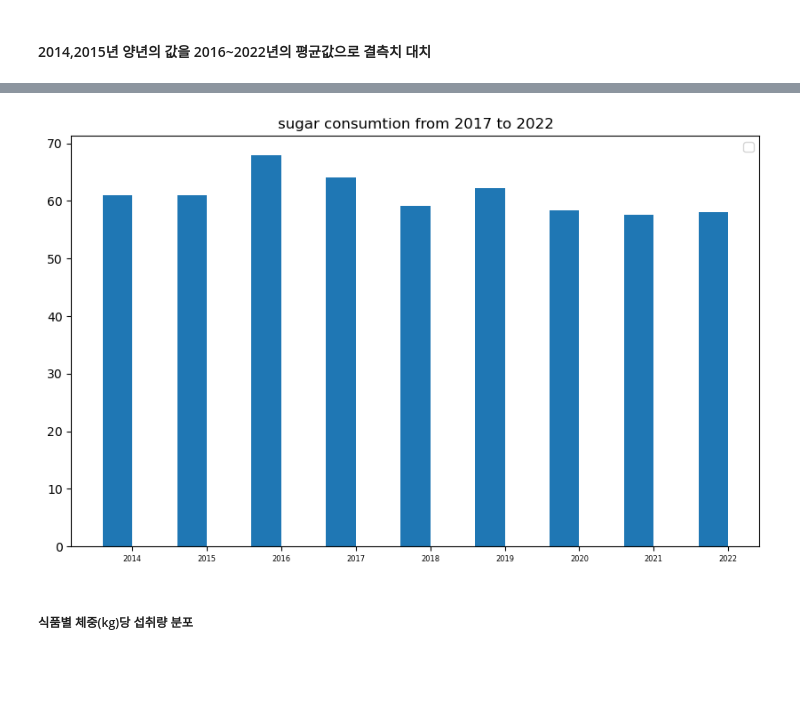
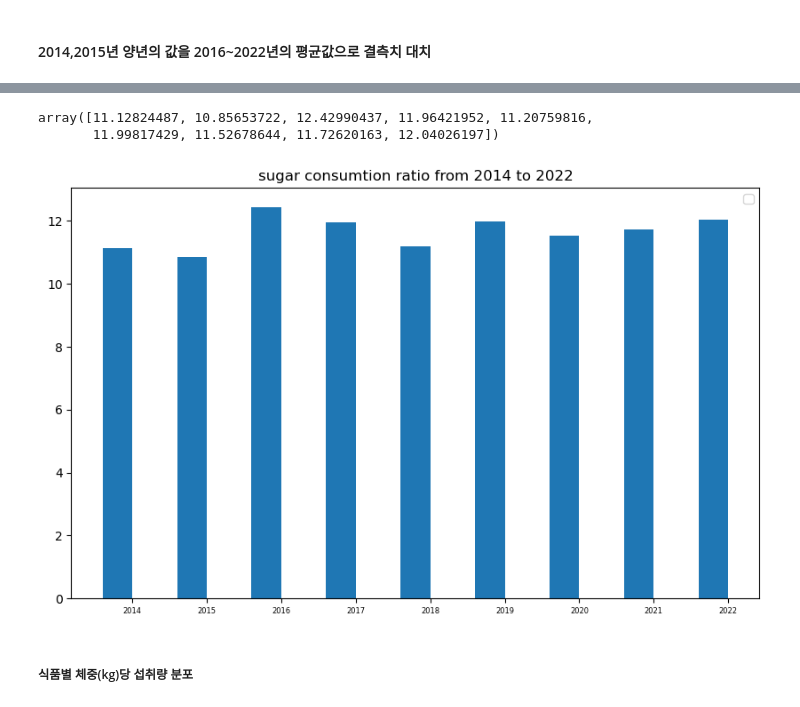
Before and after one commit to gni29/quiet_I, a Jupyter notebook: fat_from_2014.ipynb, the cells around one changed output, grey strips where cells are left out. Drawn from its saved outputs; the diff is of its cells as text; code cells hidden in the pictures; blank space fills up the shorter version.

```diff
--- a/fat_from_2014.ipynb
+++ b/fat_from_2014.ipynb
@@ -294,7 +294,10 @@ nutrition
 | 93 | 여자 | 급원별 에너지 섭취분율 (%) | 탄수화물 | 67.8 | 0.3 | 67.1 | 0.2 | 66.4 | 0.3 | 66.0 | ... | ... |
 94 rows × 29 columns
 # %%
-nutrition_pr = nutrition[(nutrition["영양소별(1)"]=="당 (g)")&(nutrition["성별(1)"]=="전체")]
+kcal = nutrition["영양소별(1)"]=="에너지 (kcal)"
+sugar = nutrition["영양소별(1)"]=="당 (g)"
+nutrition_pr = nutrition[nutrition["성별(1)"]=="전체"]
+nutrition_pr = nutrition_pr[(nutrition_pr["영양소별(1)"]=="에너지 (kcal)") | (nutrition_pr["영양소별(1)"]=="당 (g)" )]
 nutrition_pr = nutrition_pr[["2014","2015","2016","2017","2018","2019","2020","2021","2022"]]
 nutrition_pr
 # %% [output]
@@ -306,6 +310,6 @@ nutrition_pr
 answer = 0
 for col in nutrition_pr.columns:
     if col != '2014' and col != '2015':
-        answer += float(nutrition_pr[col].iloc[0])
+        answer += float(nutrition_pr[col].iloc[1])
 mean = answer/7
 # %%
@@ -313,15 +328,26 @@ nutrition_pr['2014'],nutrition_pr['2015'] = mean,mean
+# %%
+sugar_ratios = []
+nutrition_pr = nutrition_pr.astype('float')
+for col in nutrition_pr.columns:
+    sugar_ratios.append(100*nutrition_pr[col].iloc[1]/nutrition_pr[col].iloc[0])
+# %%
+sugar_ratios = np.array(sugar_ratios)*3.867
+sugar_ratios
+# %% [output]
+array([11.12824487, 10.85653722, 12.42990437, 11.96421952, 11.20759816,
+       11.99817429, 11.52678644, 11.72620163, 12.04026197])
 # %%
 x = np.arange(len(df_target.columns))  # 막대의 x좌표
 width = 0.4
 plt.figure(figsize= (10,6))
-plt.bar(x - width/2, nutrition_pr.iloc[0,:].values.astype('float'), width=width)
+plt.bar(x - width/2, sugar_ratios, width=width)
 plt.ylim(0,None)
 plt.xticks(x, df_target.columns, fontsize = 6)
-plt.title('sugar consumtion from 2017 to 2022')
+plt.title('sugar consumtion ratio from 2014 to 2022')
 plt.legend()
 plt.show()
 # %% [output]
-[figure, old version]
+[figure, new version]
 # %% [markdown]
 ##### 식품별 체중(kg)당 섭취량 분포
 # %%
```
Also changed, not shown: parts of 15 cells of this notebook.
